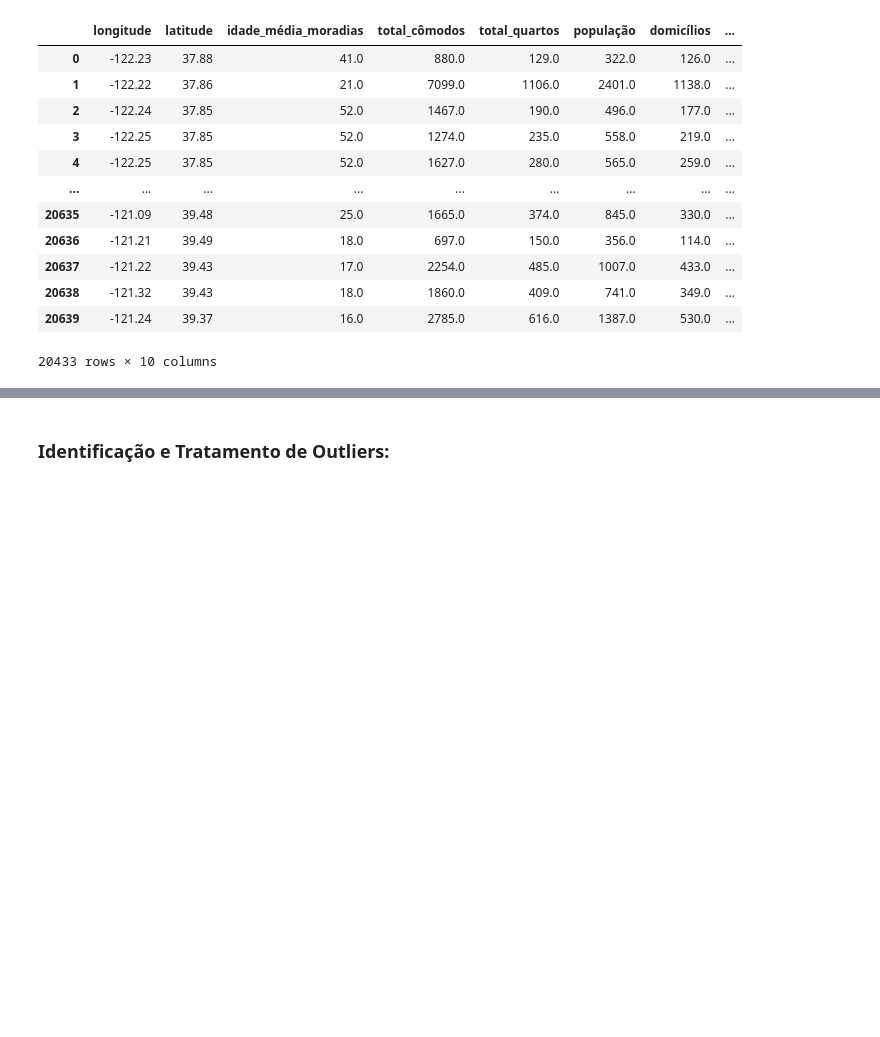
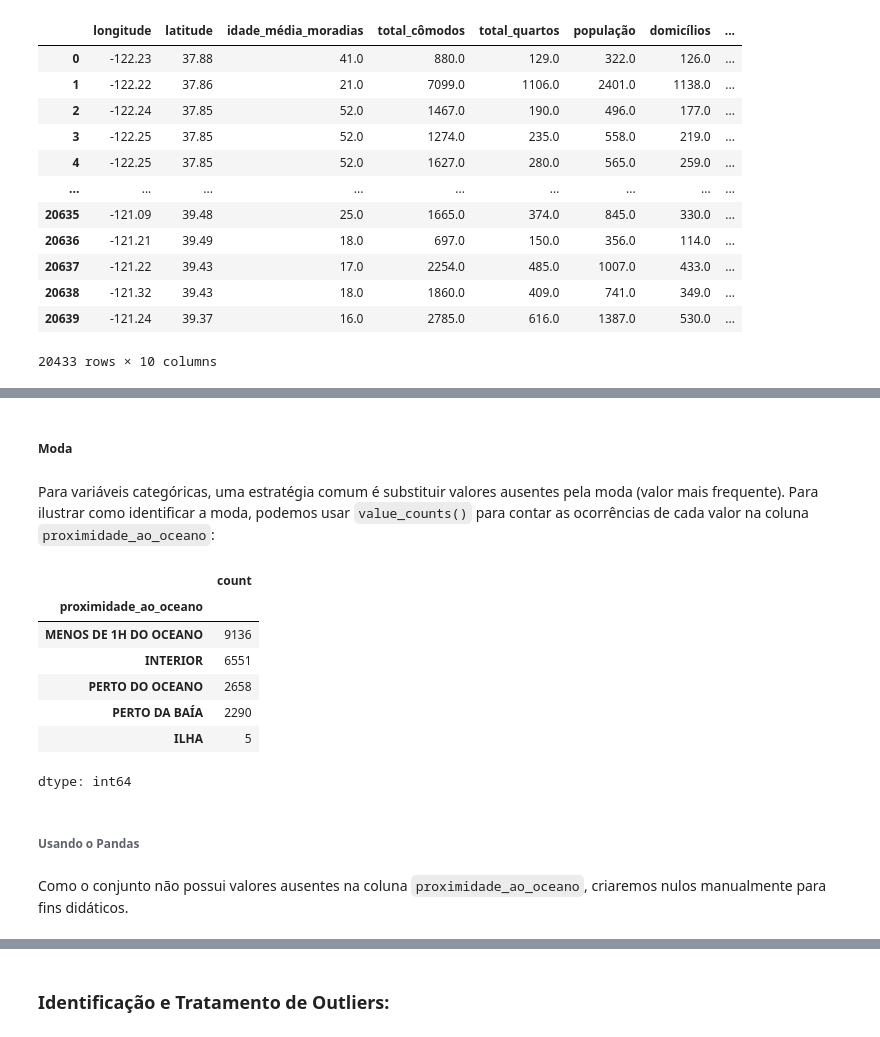
Before and after one commit to tiagopessoalima/TATI, a Jupyter notebook: Aula_Semana_04_(TATI).ipynb, the cells around one changed output, grey strips where cells are left out. Drawn from its saved outputs; the diff is of its cells as text; code cells hidden in the pictures; blank space fills up the shorter version.

```diff
--- a/Aula_Semana_04_(TATI).ipynb
+++ b/Aula_Semana_04_(TATI).ipynb
@@ -163,10 +102,0 @@ A imputação é uma técnica que visa preencher os valores ausentes com estimat
-# %%
-housing['renda_mediana'] = housing['renda_mediana'].fillna(housing['renda_mediana'].mean())
-# %%
-from sklearn.impute import SimpleImputer
-
-# Criar o imputador para média (numérico)
-imputer = SimpleImputer(strategy='mean')  # Substitui valores ausentes pela média
-
-# Imputar os valores ausentes na coluna 'renda_mediana'
-housing['renda_mediana'] = imputer.fit_transform(housing[['renda_mediana']])
@@ -175,6 +102,0 @@ housing['renda_mediana'] = imputer.fit_transform(housing[['renda_mediana']])
-# %%
-# Criar o imputador para mediana (numérico)
-imputer = SimpleImputer(strategy='median')  # Substitui valores ausentes pela mediana
-
-# Imputar os valores ausentes na coluna 'idade_média_moradias'
-housing['idade_média_moradias'] = imputer.fit_transform(housing[['idade_média_moradias']])
@@ -183,6 +102,0 @@ housing['idade_média_moradias'] = imputer.fit_transform(housing[['idade_média_
-# %%
-# Criar o imputador para moda (categórico)
-imputer = SimpleImputer(strategy='most_frequent')  # Substitui valores ausentes pela moda
-
-# Imputar os valores ausentes na coluna 'proximidade_ao_oceano'
-housing['proximidade_ao_oceano'] = imputer.fit_transform(housing[['proximidade_ao_oceano']])
@@ -212,0 +296,19 @@ housing_imputado = pd.concat([housing_imputado_numerico, housing_categorico], ax
+# %% [markdown]
+##### **Moda**
+# %% [markdown]
+Para variáveis categóricas, uma estratégia comum é substituir valores ausentes pela moda (valor mais frequente). Para ilustrar como identificar a moda, podemos usar `value_counts()` para contar as ocorrências de cada valor na coluna `proximidade_ao_oceano`:
+# %%
+housing['proximidade_ao_oceano'].value_counts()
+# %% [output]
+|  | count |
+| proximidade_ao_oceano |  |
+| MENOS DE 1H DO OCEANO | 9136 |
+| INTERIOR | 6551 |
+| PERTO DO OCEANO | 2658 |
+| PERTO DA BAÍA | 2290 |
+| ILHA | 5 |
+dtype: int64
+# %% [markdown]
+###### **Usando o Pandas**
+# %% [markdown]
+Como o conjunto não possui valores ausentes na coluna `proximidade_ao_oceano`, criaremos nulos manualmente para fins didáticos.
```
Also changed, not shown: parts of 60 cells of this notebook.
